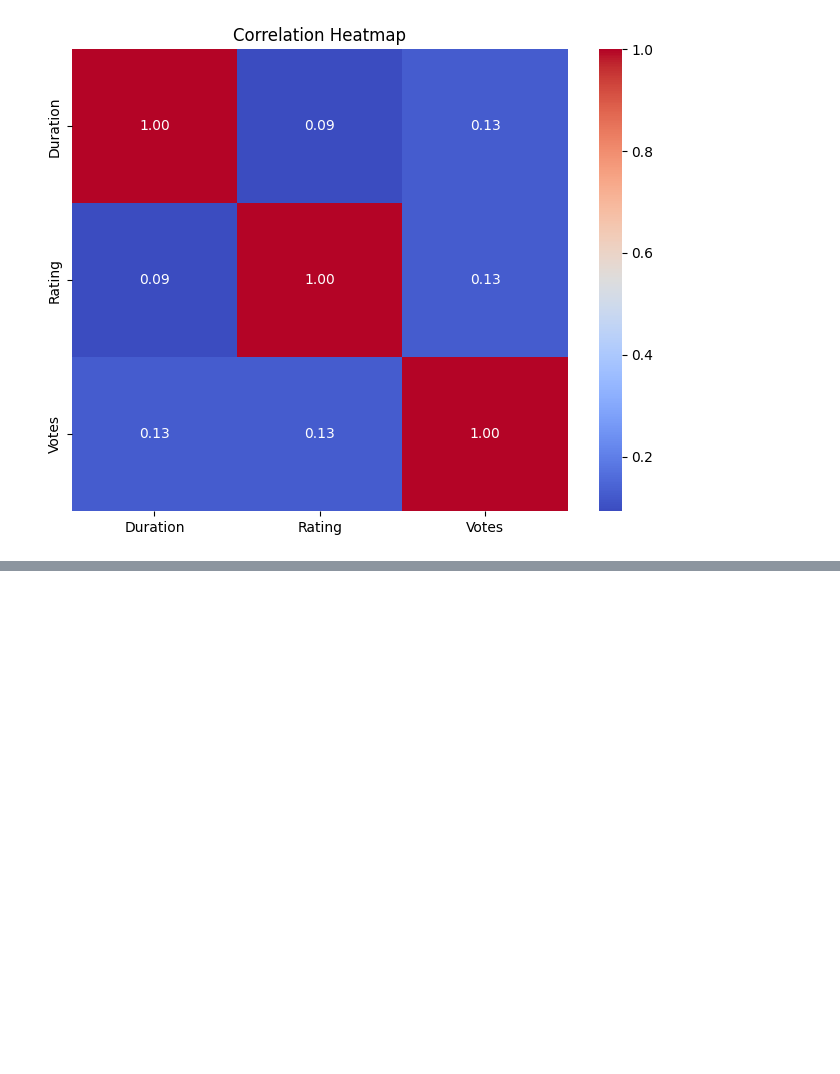
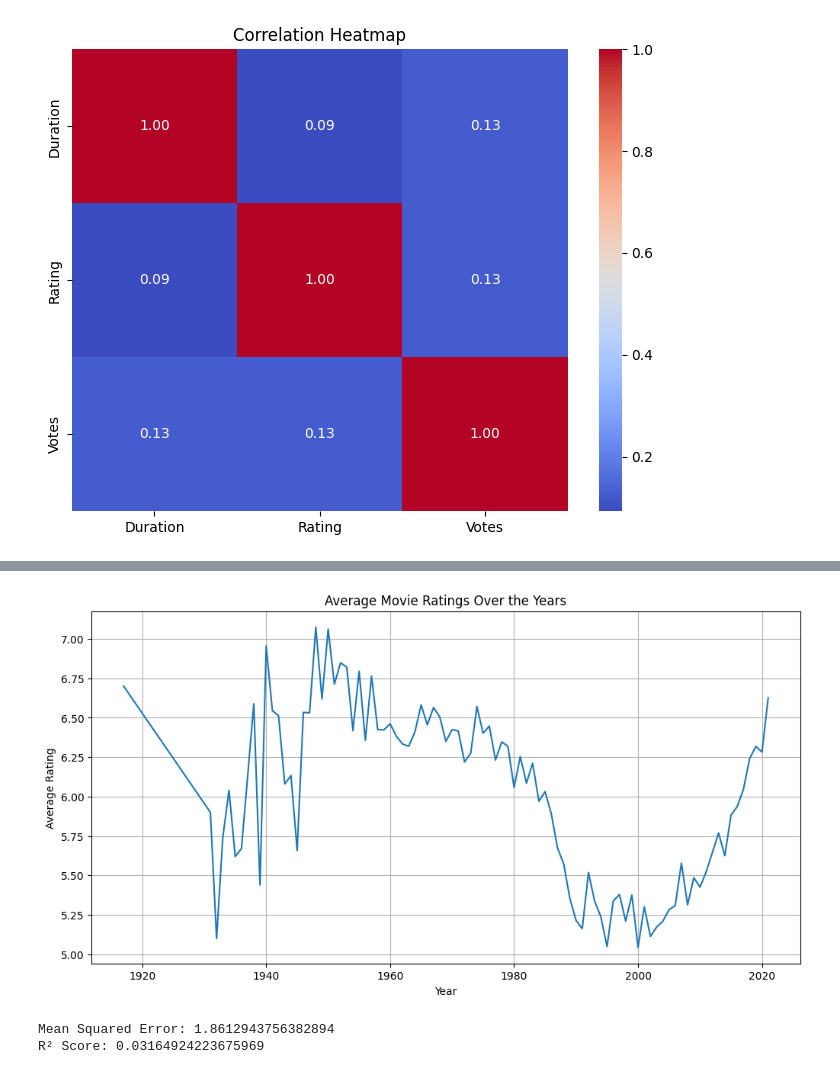
Before and after one commit to rubydamodar/MovieMind-Rating-Prediction, a Jupyter notebook: IMDB Movie Project Work/imdbpage.ipynb, the cells around one changed output, grey strips where cells are left out. Saved outputs shown, nothing was run; the diff lists cells and outputs as text; code cells hidden in the pictures; blank space fills up the shorter version.

```diff
--- a/IMDB Movie Project Work/imdbpage.ipynb
+++ b/IMDB Movie Project Work/imdbpage.ipynb
@@ -252,0 +278,12 @@ plt.show()
+# %%
+cleaned_movie_data['Year'] = pd.to_numeric(cleaned_movie_data['Year'], errors='coerce')
+yearly_ratings = cleaned_movie_data.groupby('Year')['Rating'].mean().reset_index()
+plt.figure(figsize=(12, 6))
+sns.lineplot(x='Year', y='Rating', data=yearly_ratings)
+plt.title('Average Movie Ratings Over the Years')
+plt.xlabel('Year')
+plt.ylabel('Average Rating')
+plt.grid(True)
+plt.show()
+# %% [output]
+[figure, added]
@@ -252,0 +305,13 @@ plt.show()
+# %%
+model = LinearRegression()
+model.fit(X_train, y_train)
+
+# Make predictions
+y_pred = model.predict(X_test)
+
+# Evaluate the model
+print("Mean Squared Error:", mean_squared_error(y_test, y_pred))
+print("R² Score:", r2_score(y_test, y_pred))
+# %% [output]
+Mean Squared Error: 1.8612943756382894
+R² Score: 0.03164924223675969
```
Also changed, not shown: parts of 8 cells of this notebook.
